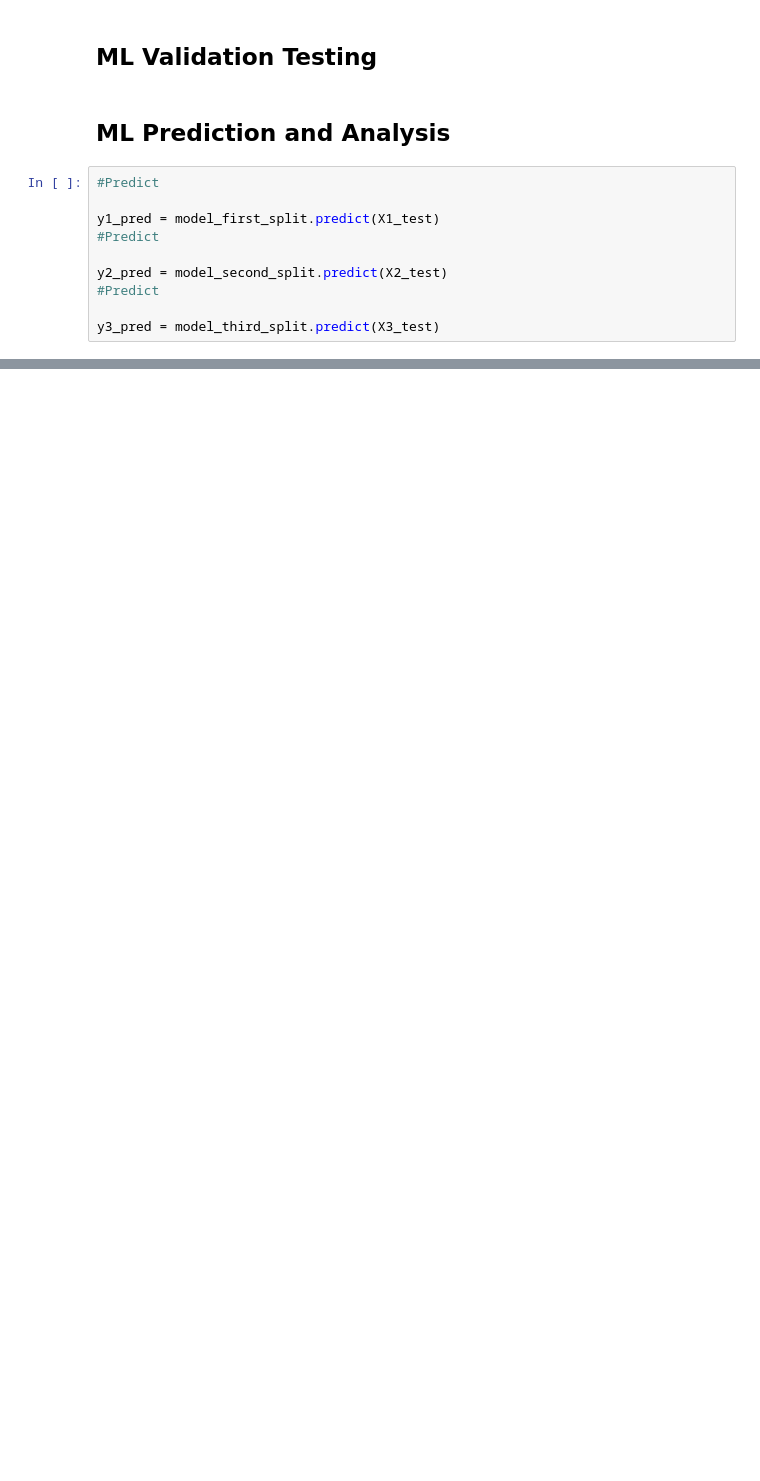
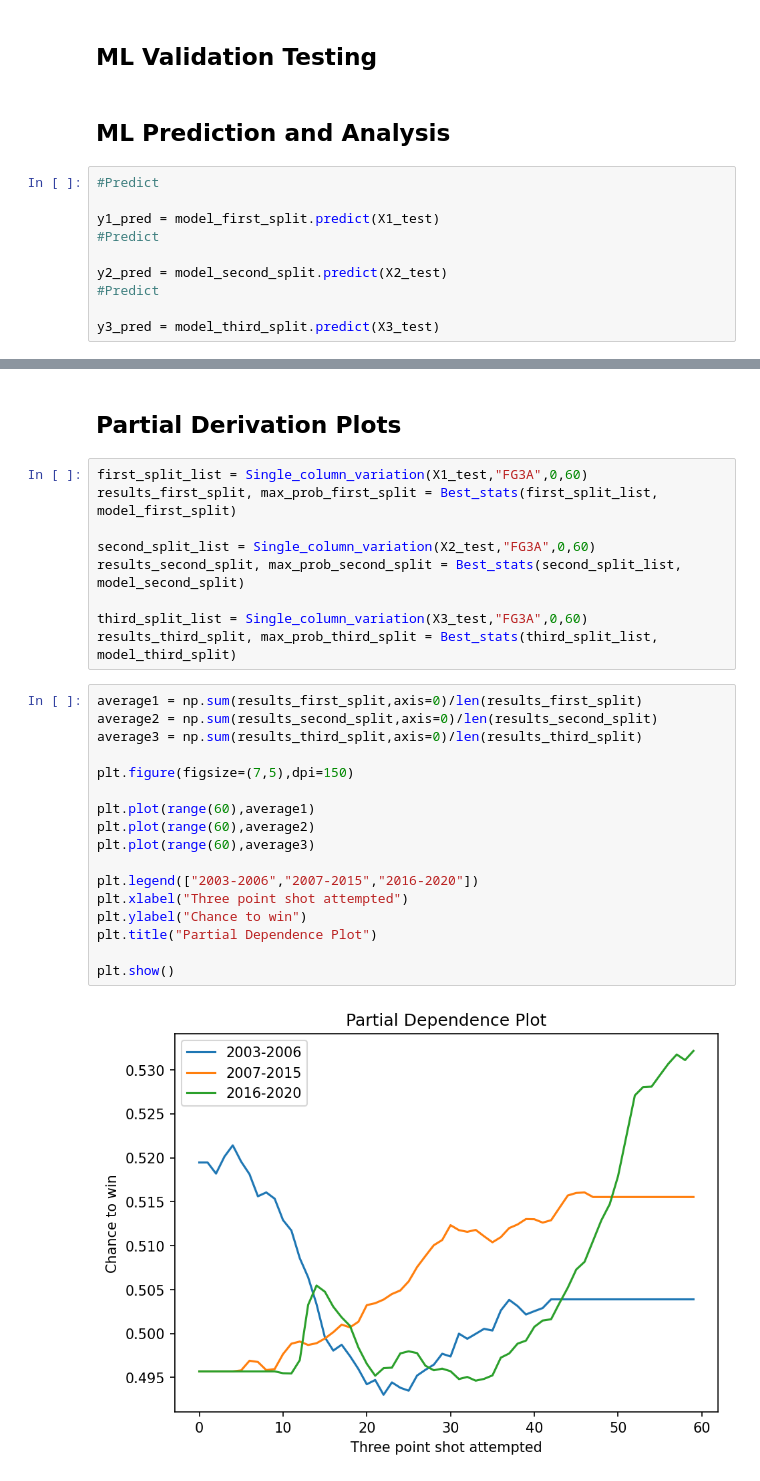
Before and after one commit to Sasmit-ai/NBA-Data-Analysis-Project, a Jupyter notebook: NBA Data Analysis Project.ipynb, the cells around one changed output, grey strips where cells are left out. Cells and saved outputs as stored; diff of their text form; blank space fills up the shorter version.

```diff
--- a/NBA Data Analysis Project.ipynb
+++ b/NBA Data Analysis Project.ipynb
@@ -388,3 +422,33 @@ These are the results for the years from (2016-2020)
     accuracy                           0.82      4176
    macro avg       0.82      0.82      0.82      4176
 weighted avg       0.82      0.82      0.82      4176
+# %% [markdown]
+## Partial Derivation Plots
+# %%
+first_split_list = Single_column_variation(X1_test,"FG3A",0,60)
+results_first_split, max_prob_first_split = Best_stats(first_split_list, model_first_split)
+
+second_split_list = Single_column_variation(X2_test,"FG3A",0,60)
+results_second_split, max_prob_second_split = Best_stats(second_split_list, model_second_split)
+
+third_split_list = Single_column_variation(X3_test,"FG3A",0,60)
+results_third_split, max_prob_third_split = Best_stats(third_split_list, model_third_split)
+# %%
+average1 = np.sum(results_first_split,axis=0)/len(results_first_split)
+average2 = np.sum(results_second_split,axis=0)/len(results_second_split)
+average3 = np.sum(results_third_split,axis=0)/len(results_third_split)
+
+plt.figure(figsize=(7,5),dpi=150)
+
+plt.plot(range(60),average1)
+plt.plot(range(60),average2)
+plt.plot(range(60),average3)
+
+plt.legend(["2003-2006","2007-2015","2016-2020"])
+plt.xlabel("Three point shot attempted")
+plt.ylabel("Chance to win")
+plt.title("Partial Dependence Plot")
+
+plt.show()
+# %% [output]
+[figure, added]
```
Also changed, not shown: parts of 8 cells of this notebook.
